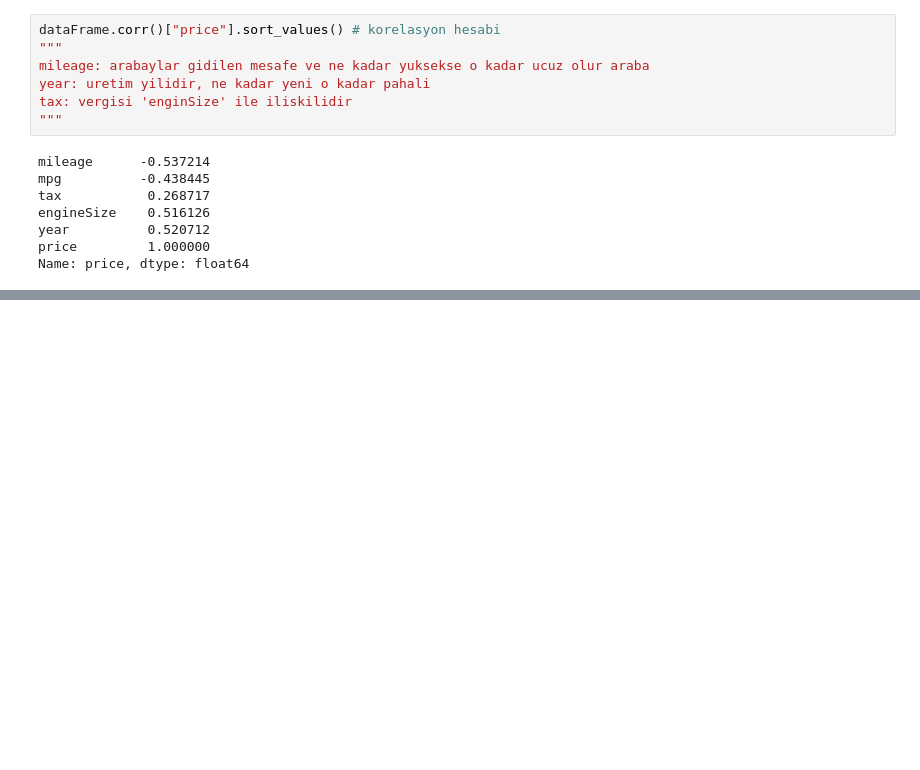
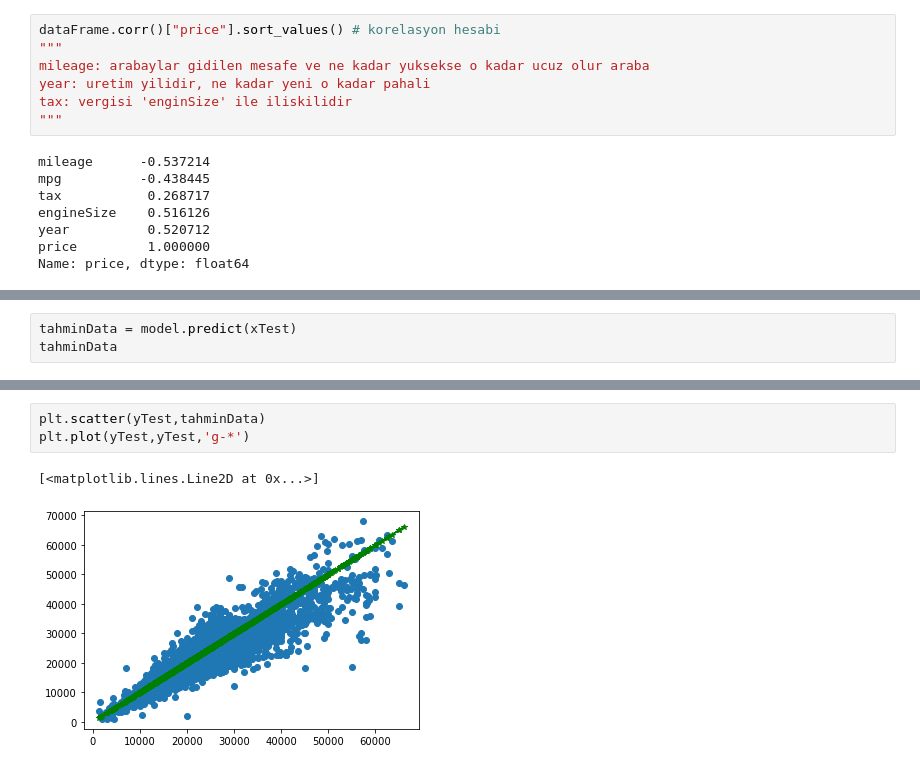
Before and after one commit to pectonic/What-I-learned, a Jupyter notebook: Python/BTK/tensorFlow/tensorFlow_car_pricing.ipynb, the cells around one changed output, grey strips where cells are left out. Saved outputs shown, nothing was run; the diff lists cells and outputs as text; blank space fills up the shorter version.

```diff
--- a/Python/BTK/tensorFlow/tensorFlow_car_pricing.ipynb
+++ b/Python/BTK/tensorFlow/tensorFlow_car_pricing.ipynb
@@ -100,0 +383,3 @@ Name: price, dtype: float64
+# %%
+tahminData = model.predict(xTest)
+tahminData
@@ -100,0 +410,6 @@ Name: price, dtype: float64
+# %%
+plt.scatter(yTest,tahminData)
+plt.plot(yTest,yTest,'g-*')
+# %% [output]
+[<matplotlib.lines.Line2D at 0x...>]
+[figure, added]
```
Also changed, not shown: parts of 38 cells of this notebook, 1 other file.
